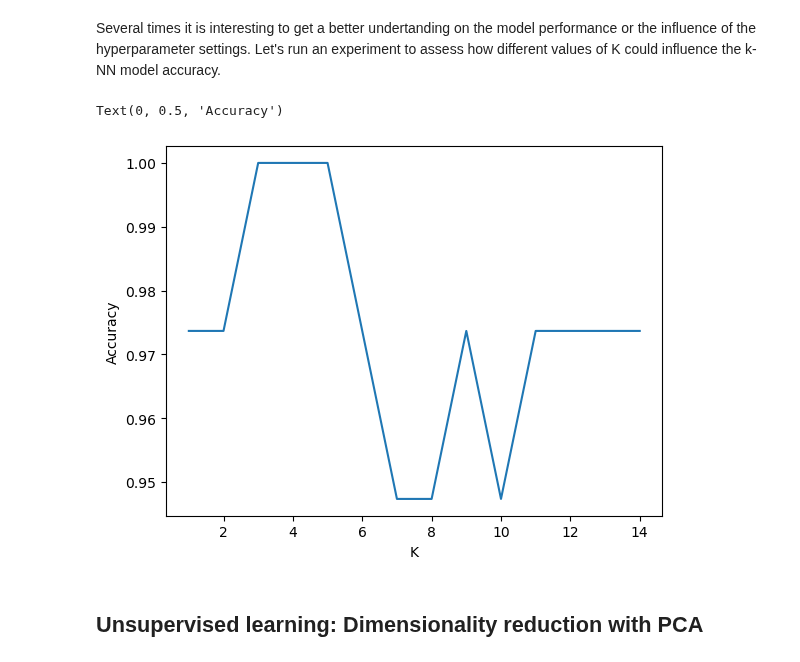
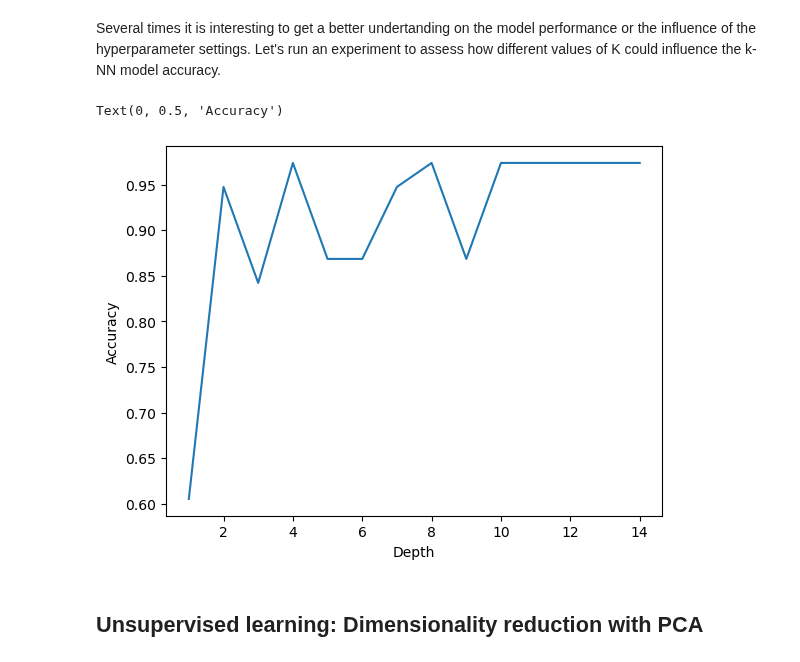
Before and after one commit to dfbarrero/dataCourse, a Jupyter notebook: mlfoundations/scikit-learn.ipynb, the cells around one changed output. Cells and saved outputs as stored; diff of their text form; code cells hidden in the pictures.

```diff
--- a/mlfoundations/scikit-learn.ipynb
+++ b/mlfoundations/scikit-learn.ipynb
@@ -214,7 +226,7 @@ plot_tree(model);
 # %%
 from sklearn.linear_model import LogisticRegression
 
-model = LogisticRegression(solver="saga", random_state=0, multi_class="auto", max_iter=10000)
+model = LogisticRegression(solver="saga", multi_class="auto", fit_intercept=True, max_iter=10000)
 
 model.fit(Xtrain, ytrain)
 y_model = model.predict(Xtest)
@@ -227,7 +239,7 @@ accuracy_score(ytest, y_model)
 # %%
 from sklearn.neural_network import MLPClassifier
 
-model = MLPClassifier(solver='sgd', alpha=1e-5, hidden_layer_sizes=(3), random_state=1, max_iter=1000)
+model = MLPClassifier(solver='sgd', alpha=1e-3, hidden_layer_sizes=(5,), max_iter=2000)
 
 model.fit(Xtrain, ytrain)
 y_model = model.predict(Xtest)
@@ -240,7 +252,7 @@ accuracy_score(ytest, y_model)
 # %%
 from sklearn.svm import SVC
 
-model = SVC(gamma='auto')
+model = SVC(C=1, gamma='auto')
 
 model.fit(Xtrain, ytrain)
 y_model = model.predict(Xtest)
@@ -279,6 +291,7 @@ array([[2, 0, 0],
 # %%
 from sklearn.metrics import ConfusionMatrixDisplay
 
+model = DecisionTreeClassifier(max_depth=None)
 model.fit(Xtrain, ytrain)
 y_model = model.predict(Xtest)
 
@@ -292,20 +305,20 @@ ConfusionMatrixDisplay.from_estimator(model, Xtest, ytest)
 Several times it is interesting to get a better undertanding on the model performance or the influence of the hyperparameter settings. Let's run an experiment to assess how different values of K could influence the k-NN model accuracy.
 # %%
 scores = []
-neighbors = np.arange(1,15)
+neighbors = np.arange(1, 15)
 
 for k in neighbors:
-    model = KNeighborsClassifier(n_neighbors=k)
+    model = DecisionTreeClassifier(max_depth=k)
     model.fit(Xtrain, ytrain)
     y_model = model.predict(Xtest)
     scores.append(accuracy_score(ytest, y_model))
 
 plt.plot(neighbors, scores)
-plt.xlabel("K")
+plt.xlabel("Depth")
 plt.ylabel("Accuracy")
 # %% [output]
 Text(0, 0.5, 'Accuracy')
-[figure, old version]
+[figure, new version]
 # %% [markdown]
 ## Unsupervised learning: Dimensionality reduction with PCA
 # %%
```
Also changed, not shown: parts of 10 cells of this notebook.
